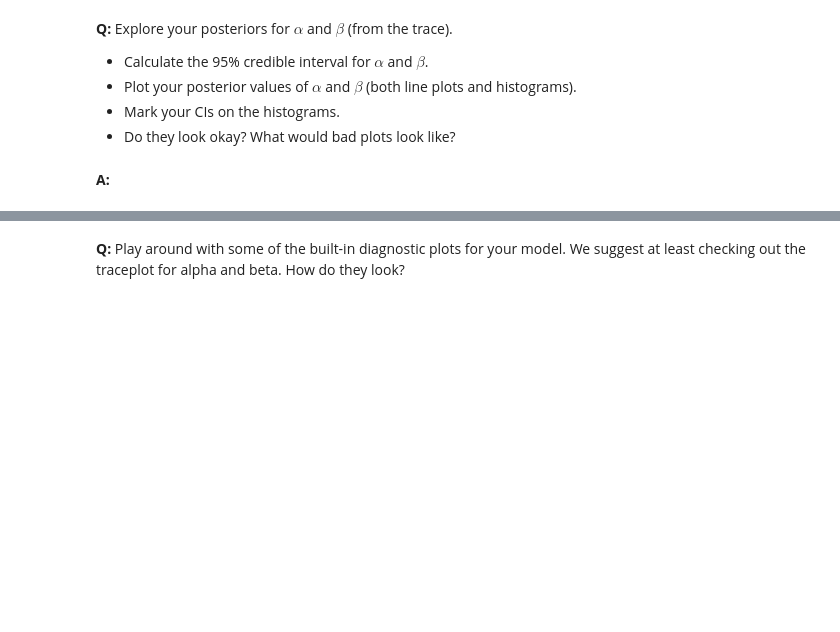
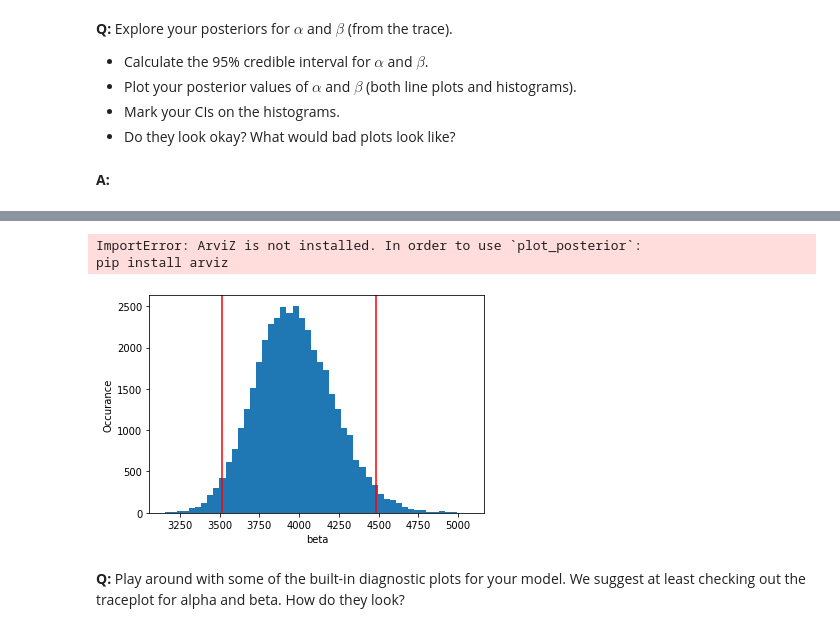
Before and after one commit to willjdew/springboard_bayesian_interference, a Jupyter notebook: inferential_statistics_3-Q.ipynb, the cells around one changed output, grey strips where cells are left out. Drawn from its saved outputs; the diff is of its cells as text; code cells hidden in the pictures; blank space fills up the shorter version.

```diff
--- a/inferential_statistics_3-Q.ipynb
+++ b/inferential_statistics_3-Q.ipynb
@@ -144,3 +212,17 @@ __A:__
+# %%
+pm.plots.plot_posterior(data=t['alpha_'])
+pm.plots.plot_posterior(data=t['alpha_'], kind='hist')
+# %% [output]
+ImportError: ArviZ is not installed. In order to use `plot_posterior`:
+pip install arviz
+# %%
+_ = plt.hist(beta, bins=50)
+_ = plt.axvline(beta_95[0], color='r')
+_ = plt.axvline(beta_95[1], color='r')
+_ = plt.ylabel('Occurance')
+_ = plt.xlabel('beta')
+# %% [output]
+[figure, added]
 # %% [markdown]
 __Q:__ Play around with some of the built-in diagnostic plots for your model. We suggest at least checking out the traceplot for alpha and beta. How do they look?
 # %% [markdown]
```
Also changed, not shown: parts of 8 cells of this notebook.
